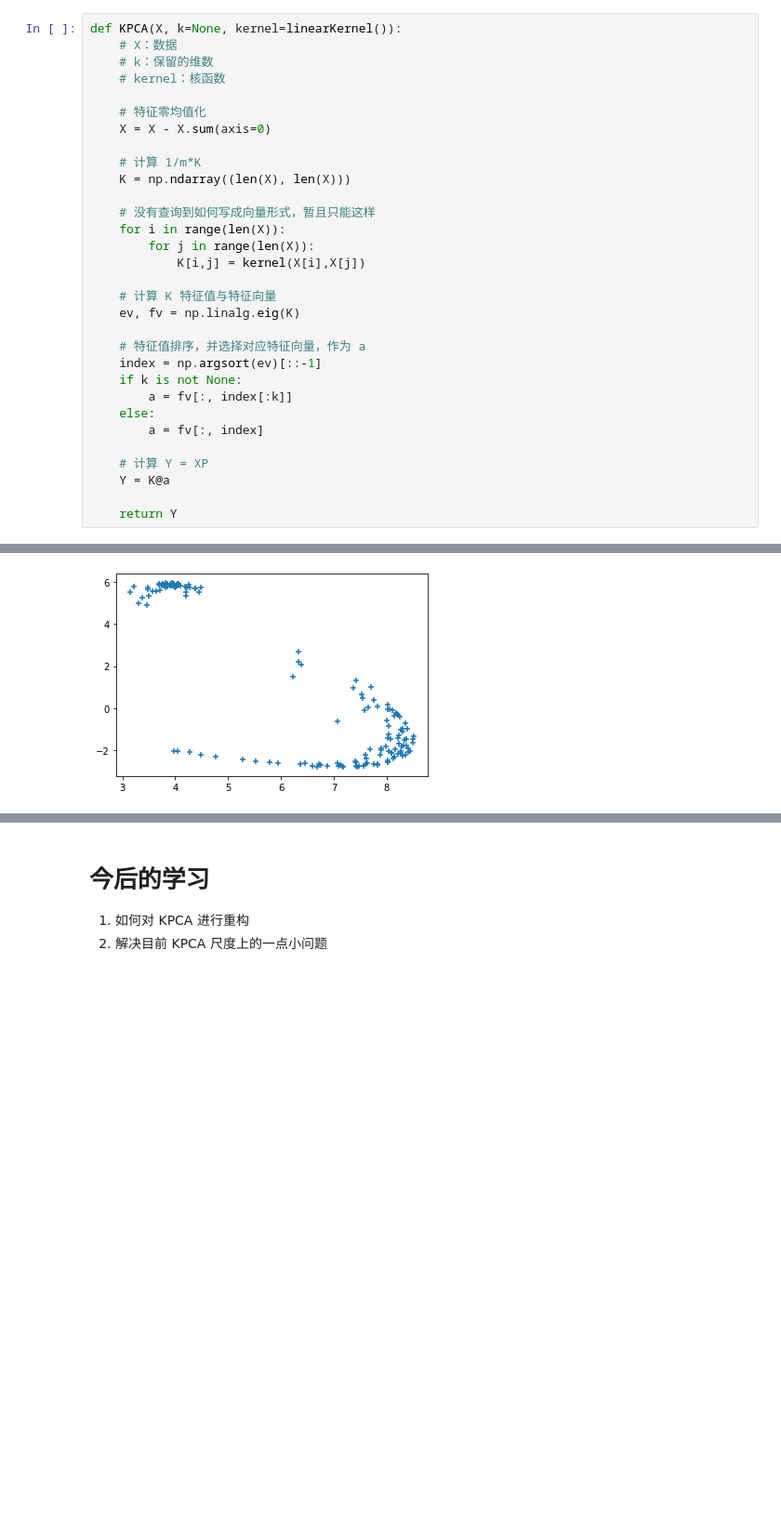
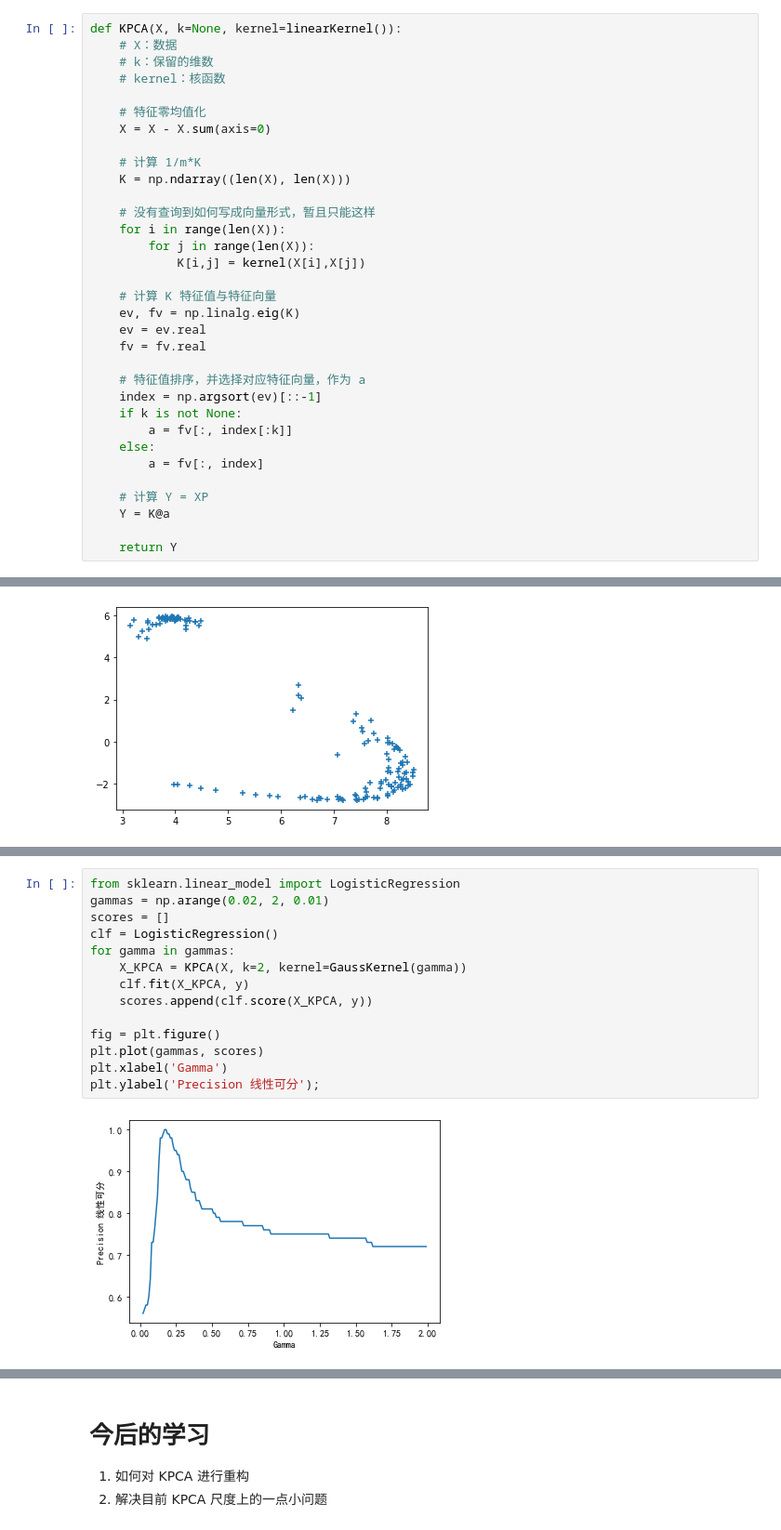
Before and after one commit to HonorWithPupils/Pattern-Recognition-Coursework, a Jupyter notebook: PCA_kernel.ipynb, the cells around one changed output, grey strips where cells are left out. Shown at 93% size. Cells and saved outputs as stored; diff of their text form; blank space fills up the shorter version.

```diff
--- a/PCA_kernel.ipynb
+++ b/PCA_kernel.ipynb
@@ -246,6 +250,8 @@ def KPCA(X, k=None, kernel=linearKernel()):
 
     # 计算 K 特征值与特征向量
     ev, fv = np.linalg.eig(K)
+    ev = ev.real
+    fv = fv.real
 
     # 特征值排序，并选择对应特征向量，作为 a
     index = np.argsort(ev)[::-1]
@@ -292,0 +299,16 @@ plt.scatter(X_KPCA[y==1, 0], X_KPCA[y==1, 1], color='blue', marker='o', alpha=0.
+# %%
+from sklearn.linear_model import LogisticRegression
+gammas = np.arange(0.02, 2, 0.01)
+scores = []
+clf = LogisticRegression()
+for gamma in gammas:
+    X_KPCA = KPCA(X, k=2, kernel=GaussKernel(gamma))
+    clf.fit(X_KPCA, y)
+    scores.append(clf.score(X_KPCA, y))
+
+fig = plt.figure()
+plt.plot(gammas, scores)
+plt.xlabel('Gamma')
+plt.ylabel('Precision 线性可分');
+# %% [output]
+[figure, added]
```
Also changed, not shown: parts of 8 cells of this notebook, 1 other file.
